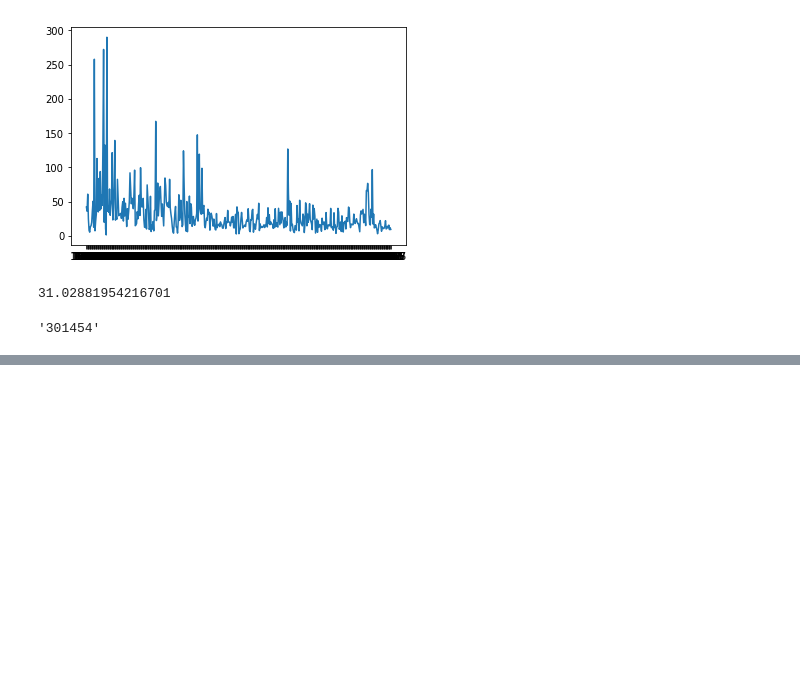
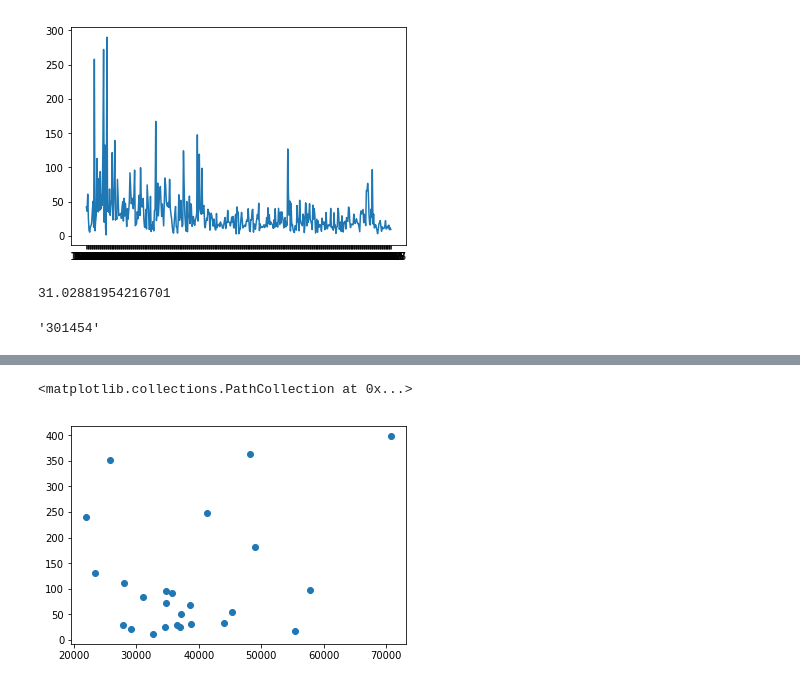
Before and after one commit to jasonahenry/DC20080, a Jupyter notebook: data_analysis.ipynb, the cells around one changed output, grey strips where cells are left out. Saved outputs shown, nothing was run; the diff lists cells and outputs as text; code cells hidden in the pictures; blank space fills up the shorter version.

Commit message:
group work night

```diff
--- a/data_analysis.ipynb
+++ b/data_analysis.ipynb
@@ -300,0 +395,11 @@ numbers['YCOORD'] = geo_info.YCOORD
+# %%
+per_capita_income = {'Anne Arundel County' : 41315, 'Arlington County': 57724,
+                  'Baltimore County': 34701, 'Calvert County': 38633, 'Carroll County': 36936,
+                   'Charles County': 37223, 'City of Fairfax': 44008, 'Clarke County':34630,
+                  'District of Columbia':70710, 'Fairfax County':49001, 'Falls Church':55389,
+                  'Fauquier County':38710, 'Frederick County':27977, 'Fredericksburg':27870,
+                  'Howard County':48243, 'King George County':32630, 'Loudoun County':45356,
+                  'Montgomery County':22040, 'Prince George\'s County':25769,
+                   'Prince William County':35737, 'Spotsylvania County':31012,
+                   'St Mary\'s County':36602, 'Stafford County':34691, 'Warren County':29098,
+                  'Washington County': 23488}
@@ -300,0 +414,3 @@ numbers['YCOORD'] = geo_info.YCOORD
+# %%
+data = df.groupby('COUNTY').max()
+data.head()
@@ -300,0 +425,4 @@ numbers['YCOORD'] = geo_info.YCOORD
+# %%
+data.drop(['OBJECTID', 'STATION', 'COMMENTS', 'ABPair', 'Sta_Dir', 'StartDate', 'EndDate',
+          'TimeLabel', 'TOD'], axis=1, inplace=True)
+data.head()
@@ -300,0 +437,3 @@ numbers['YCOORD'] = geo_info.YCOORD
+# %%
+data['per_capita_income'] = [per_capita_income[key] for key in per_capita_income]
+data
@@ -300,0 +459,5 @@ numbers['YCOORD'] = geo_info.YCOORD
+# %%
+plt.scatter(data.per_capita_income, data.Buses)
+# %% [output]
+<matplotlib.collections.PathCollection at 0x...>
+[figure, added]
```
Also changed, not shown: parts of 25 cells of this notebook.
